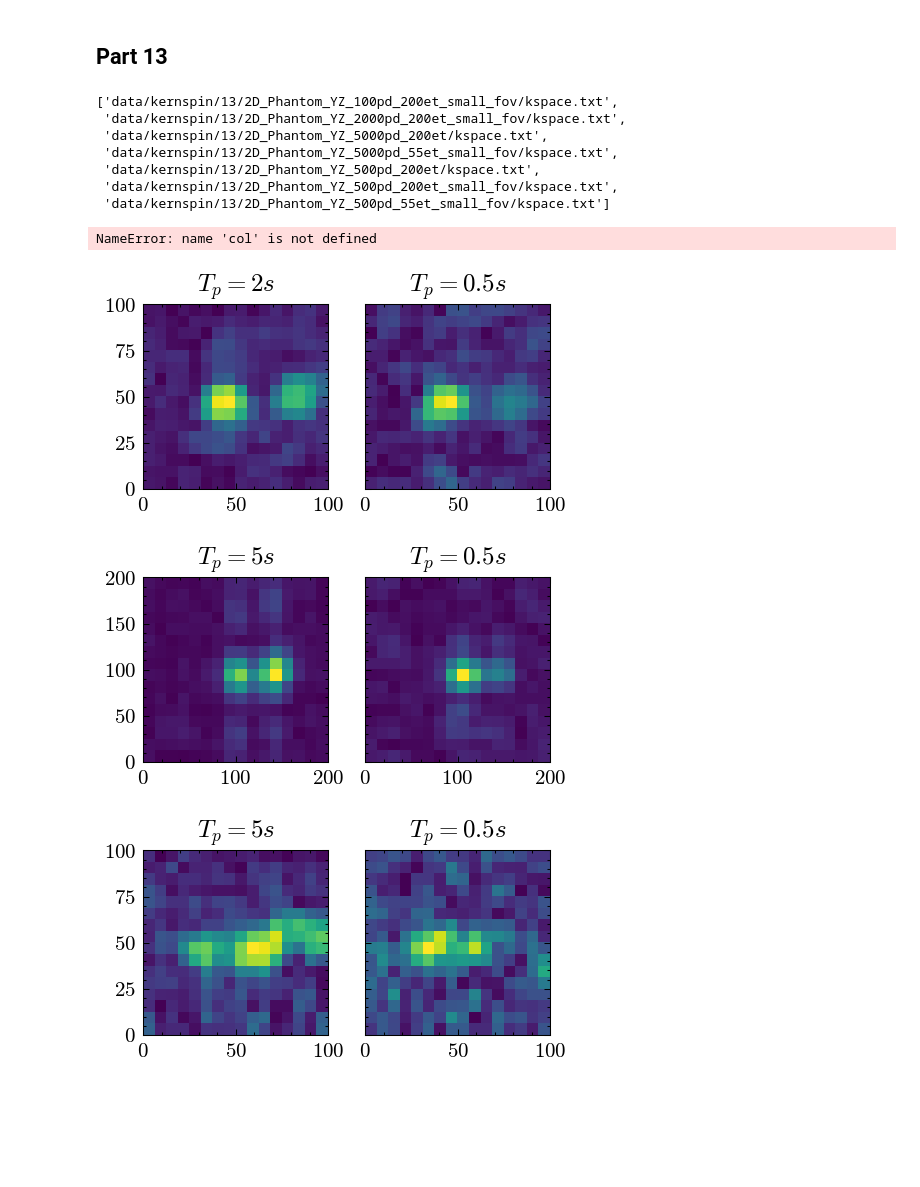
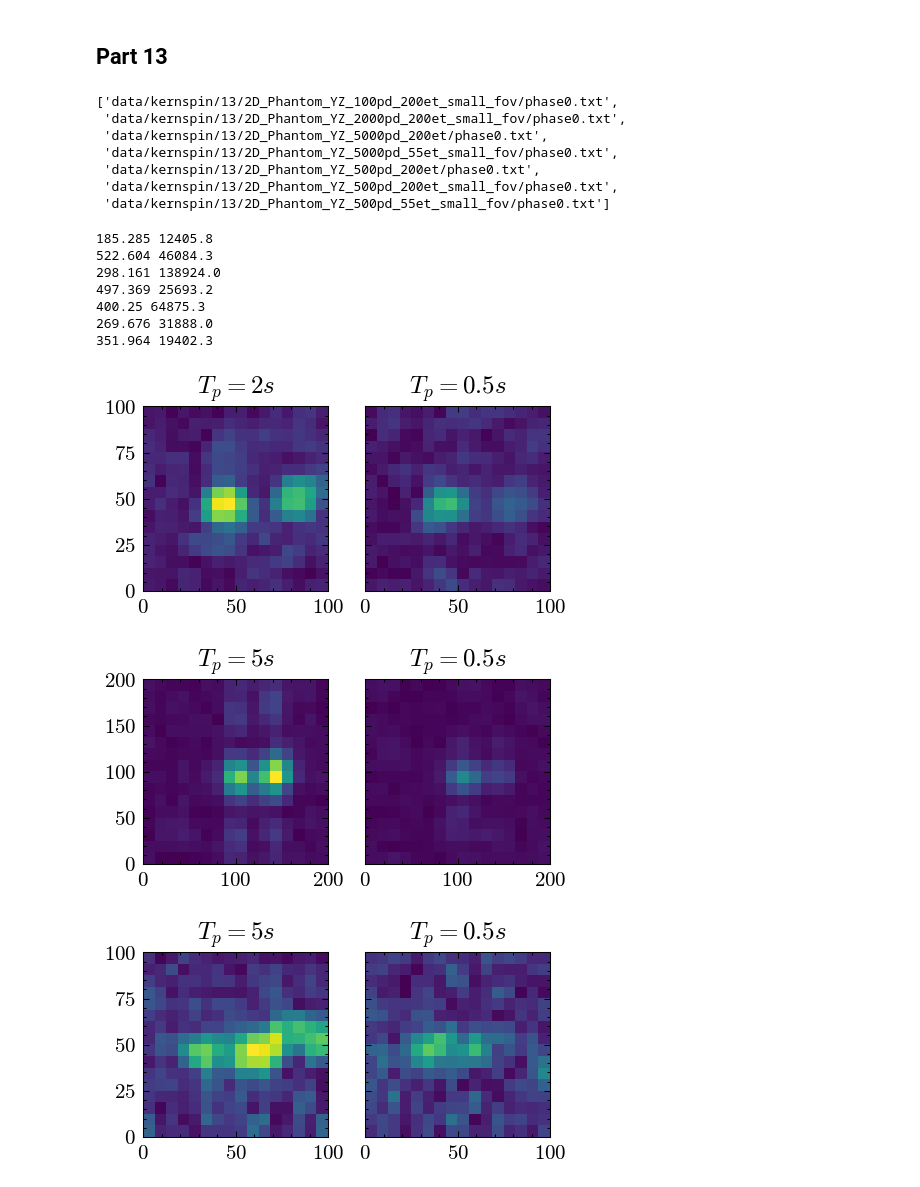
Before and after one commit to emhl/FP2, a Jupyter notebook: kernspin.ipynb, the cells around one changed output. Saved outputs shown, nothing was run; the diff lists cells and outputs as text; code cells hidden in the pictures; blank space fills up the shorter version.

```diff
--- a/kernspin.ipynb
+++ b/kernspin.ipynb
@@ -711,50 +784,66 @@ for m, r  in zip(magn,['x','y','z']):
 ## Part 13
 # %%
 files13 = !ls {datadir}13/*/*.txt
-files13[::2]
+files13[1::2]
 # %% [output]
-['data/kernspin/13/2D_Phantom_YZ_100pd_200et_small_fov/kspace.txt',
- 'data/kernspin/13/2D_Phantom_YZ_2000pd_200et_small_fov/kspace.txt',
- 'data/kernspin/13/2D_Phantom_YZ_5000pd_200et/kspace.txt',
- 'data/kernspin/13/2D_Phantom_YZ_5000pd_55et_small_fov/kspace.txt',
- 'data/kernspin/13/2D_Phantom_YZ_500pd_200et/kspace.txt',
- 'data/kernspin/13/2D_Phantom_YZ_500pd_200et_small_fov/kspace.txt',
- 'data/kernspin/13/2D_Phantom_YZ_500pd_55et_small_fov/kspace.txt']
+['data/kernspin/13/2D_Phantom_YZ_100pd_200et_small_fov/phase0.txt',
+ 'data/kernspin/13/2D_Phantom_YZ_2000pd_200et_small_fov/phase0.txt',
+ 'data/kernspin/13/2D_Phantom_YZ_5000pd_200et/phase0.txt',
+ 'data/kernspin/13/2D_Phantom_YZ_5000pd_55et_small_fov/phase0.txt',
+ 'data/kernspin/13/2D_Phantom_YZ_500pd_200et/phase0.txt',
+ 'data/kernspin/13/2D_Phantom_YZ_500pd_200et_small_fov/phase0.txt',
+ 'data/kernspin/13/2D_Phantom_YZ_500pd_55et_small_fov/phase0.txt']
 # %%
 dat13 = []
 for f in files13:
     dat13.append(np.loadtxt(f))
+# %%
+for d in dat13[1::2]:
+    # minimum value from matrix
+    print(np.min(d),np.max(d))
+# print(np.min(dat13[1::2]),np.max(dat13[1::2]))
+min13, max13 = np.min(dat13[1::2]),np.max(dat13[1::2])
+# %% [output]
+185.285 12405.8
+522.604 46084.3
+298.161 138924.0
+497.369 25693.2
+400.25 64875.3
+269.676 31888.0
+351.964 19402.3
 # %%
 fig, ax = plt.subplots(1,2,sharey=True)
-ax[0].imshow(dat13[3],extent=[0,100,0,100],aspect=100/100)
+m=max(np.max(dat13[3]),np.max(dat13[11]))
+ax[0].imshow(dat13[3],extent=[0,100,0,100],aspect=100/100, vmin=min13, vmax=m)
 ax[0].set_title("$T_p=2s$")
-ax[1].imshow(dat13[11],extent=[0,100,0,100],aspect=100/100)
+ax[1].imshow(dat13[11],extent=[0,100,0,100],aspect=100/100, vmin=min13, vmax=m)
 ax[1].set_title("$T_p=0.5s$")
 # plt.colorbar()
 # ax[2].imshow(dat13[1])
 plt.savefig(outdir+'13-100mm.pdf')
-colorbar(colormap="viridis")
+# colorbar(colormap="viridis")
 # %% [output]
-NameError: name 'col' is not defined
-[figure, old version]
+[figure, new version]
 # %%
 fig, ax = plt.subplots(1,2,sharey=True)
-ax[0].imshow(dat13[5],extent=[0,200,0,200],aspect=100/100)
+m=max(np.max(dat13[5]),np.max(dat13[9]))
+ax[0].imshow(dat13[5],extent=[0,200,0,200],aspect=100/100, vmin=min13, vmax=m)
 ax[0].set_title("$T_p=5s$")
-ax[1].imshow(dat13[9],extent=[0,200,0,200],aspect=100/100)
+ax[1].imshow(dat13[9],extent=[0,200,0,200],aspect=100/100, vmin=min13, vmax=m)
 ax[1].set_title("$T_p=0.5s$")
 
 plt.savefig(outdir+'13-200mm.pdf')
 # %% [output]
-[figure, old version]
+[figure, new version]
 # %%
 fig, ax = plt.subplots(1,2,sharey=True)
-ax[0].imshow(dat13[7],extent=[0,100,0,100],aspect=100/100)
+m=max(np.max(dat13[7]),np.max(dat13[13]))
+ax[0].imshow(dat13[7],extent=[0,100,0,100],aspect=100/100, vmin=min13, vmax=m)
 ax[0].set_title("$T_p=5s$")
-ax[1].imshow(dat13[13],extent=[0,100,0,100],aspect=100/100)
+ax[1].imshow(dat13[13],extent=[0,100,0,100],aspect=100/100, vmin=min13, vmax=m)
 ax[1].set_title("$T_p=0.5s$")
 plt.savefig(outdir+'13-55et.pdf')
 # %% [output]
-[figure, old version]
+[figure, new version]
 # %%
 plt.figure()
```
Also changed, not shown: parts of 11 cells of this notebook.
